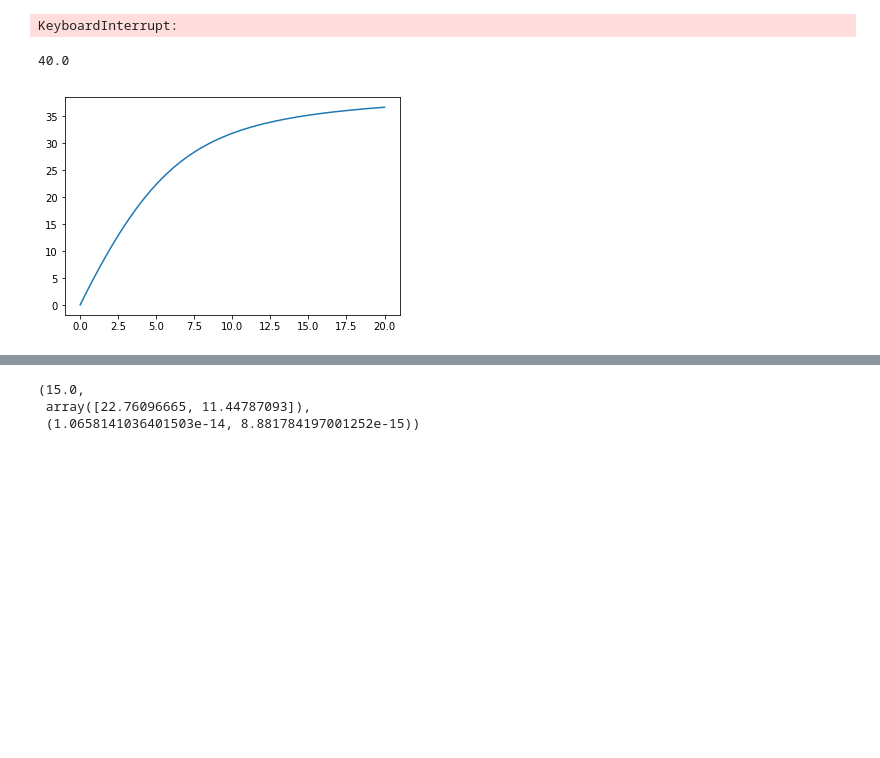
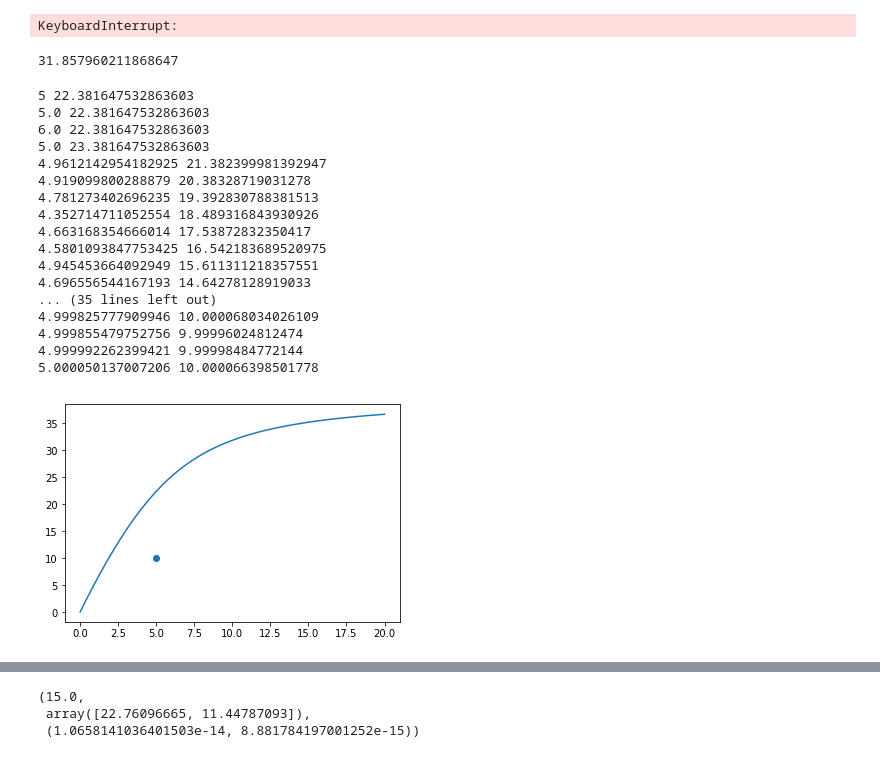
Before and after one commit to 3DsYND/phLigands, a Jupyter notebook: temp/solvers.ipynb, the cells around one changed output, grey strips where cells are left out. Drawn from its saved outputs; the diff is of its cells as text; code cells hidden in the pictures; blank space fills up the shorter version.

Commit message:
New: dist2cobyla metric (not working)

```diff
--- a/temp/solvers.ipynb
+++ b/temp/solvers.ipynb
@@ -71,7 +71,7 @@ sp.solvers.solve((eq2), (cb2))
 KeyboardInterrupt:
 # %%
 ### MGVH - all good
-from scipy.optimize import brentq
+from scipy.optimize import root_scalar
 
 k, n = 0.02, 4
 c, Af = 40, 10
@@ -82,17 +82,47 @@ N = c * PD
 maxc = min([c, N/n])
 
 mgvh = lambda cb, N: cb - k * (c - cb) * (N - n * cb) * ((N - n * cb)/(N - (n-1) * cb))**(n-1)
-ans = brentq(mgvh, 0, maxc, N)
-ans, mgvh(ans, N)
-mgvh(maxc, N)
+ans = root_scalar(mgvh, bracket=(0, maxc), method='brentq', args=(N,))
+# ans = brentq(mgvh, 0, maxc, N)
+ans.root
 # %% [output]
-40.0
+31.857960211868647
 # %%
+
+from scipy.optimize import fmin_cobyla
+funct = lambda x: root_scalar(mgvh, bracket=(0, maxc), method='brentq', args=(c*x,)).root
+obj = lambda X, p: (X[0]-p[0])**2 + (X[1]-p[1])**2
+def c1(X, p):
+    x,y = X
+    print(x,y)
+    return funct(x) - y
+xpoint = 5
+sc = fmin_cobyla(obj, x0=(xpoint, funct(xpoint)), args=((xpoint, 10),), cons=[c1])
+
 from matplotlib import pyplot as plt
 import numpy as np
 pdr = list(np.linspace(0.01, 20, 400))
-ar = [brentq(mgvh, 0, min([c, x*c/n]), args=x*c) for x in pdr]
+ar = [root_scalar(mgvh, bracket=(0, min([c, x*c/n])), method='brentq', args=(x*c,)).root for x in pdr]
 plt.plot(pdr, ar)
+# plt.scatter(xpoint, 10)
+plt.scatter(*sc)
 plt.show()
 # %% [output]
+5 22.381647532863603
+5.0 22.381647532863603
+6.0 22.381647532863603
+5.0 23.381647532863603
+4.9612142954182925 21.382399981392947
+4.919099800288879 20.38328719031278
+4.781273402696235 19.392830788381513
+4.352714711052554 18.489316843930926
+4.663168354666014 17.53872832350417
+4.5801093847753425 16.542183689520975
+4.945453664092949 15.611311218357551
+4.696556544167193 14.64278128919033
+... (35 lines left out)
+4.999825777909946 10.000068034026109
+4.999855479752756 9.99996024812474
+4.999992262399421 9.99998484772144
+5.000050137007206 10.000066398501778
-[figure, old version]
+[figure, new version]
```
Also changed, not shown: parts of 1 cell of this notebook, 10 other files.
